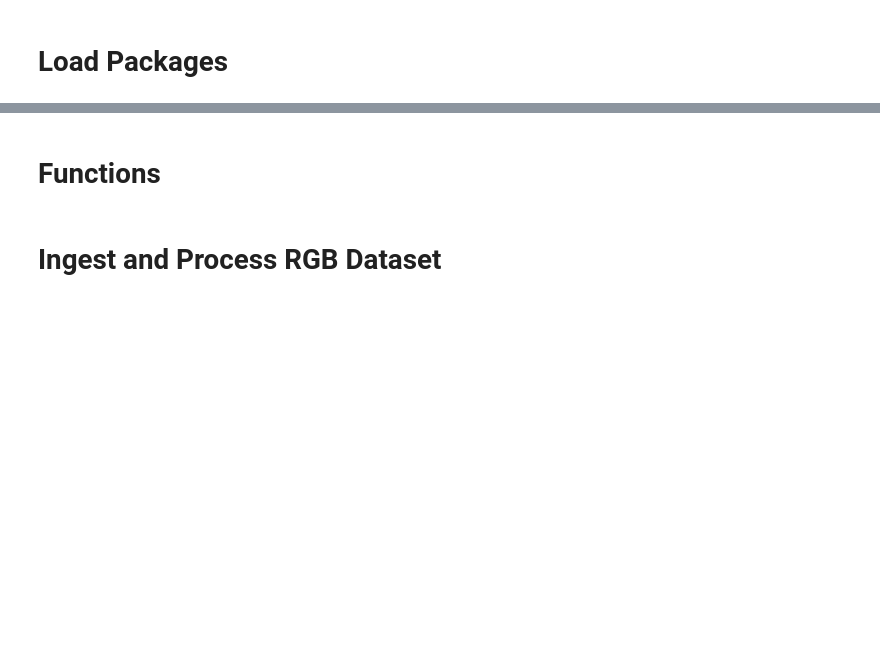
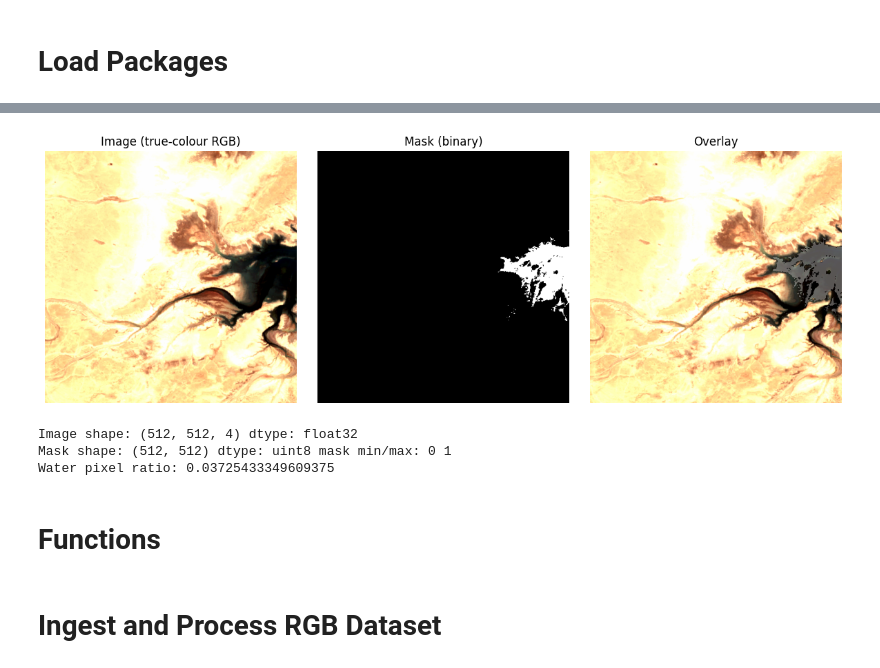
Before and after one commit to robotics-hana/COMP0173_T1_25, a Jupyter notebook: Experimentation_Lake_Marshes.ipynb, the cells around one changed output, grey strips where cells are left out. Cells and saved outputs as stored; diff of their text form; code cells hidden in the pictures; blank space fills up the shorter version.

```diff
--- a/Experimentation_Lake_Marshes.ipynb
+++ b/Experimentation_Lake_Marshes.ipynb
@@ -123,0 +81,4 @@ Mounted at /content/drive
+# %%
+# Specify whether to download data or read in
+download = True
+base_dir = "/content/Iraq_Lake_s2_water_seg/"
@@ -124,3 +103,76 @@ Mounted at /content/drive
+# %%
+# Show example image from training data
+
+fname = "tharthar_2021_r015_c008.npy"
+split = "training"
+
+# =========================
+# 2) LOAD ONE TILE
+# =========================
+fname = "tharthar_2021_r015_c008.npy"
+split = "training"
+
+img_path  = os.path.join(base_dir, split, "images", fname)
+mask_path = os.path.join(base_dir, split, "masks",  fname)
+
+img  = np.load(img_path).astype(np.float32)  # (H,W,4)
+mask = np.load(mask_path)
+
+# masks might be (H,W,1)
+if mask.ndim == 3 and mask.shape[-1] == 1:
+    mask = mask[..., 0]
+
+# =========================
+# 3) MAKE TRUE-COLOUR RGB (B4,B3,B2) + PER-CHANNEL STRETCH
+# =========================
+# Assuming band order is [B2,B3,B4,B8] -> RGB = [B4,B3,B2] = indices [2,1,0]
+rgb = img[..., [2, 1, 0]]
+
+rgb_disp = np.zeros_like(rgb, dtype=np.float32)
+for c in range(3):
+    p2, p98 = np.percentile(rgb[..., c], (2, 98))
+    rgb_disp[..., c] = np.clip((rgb[..., c] - p2) / (p98 - p2 + 1e-6), 0, 1)
+
+# =========================
+# 4) MASK -> BINARY
+# =========================
+m = mask.astype(np.float32)
+if m.max() > 1.5:  # e.g., 0/255
+    m = m / 255.0
+m_bin = (m > 0.5).astype(np.uint8)
+
+# =========================
+# 5) PLOT
+# =========================
+plt.figure(figsize=(12, 4))
+
+plt.subplot(1, 3, 1)
+plt.imshow(rgb_disp)
+plt.title("Image (true-colour RGB)")
+plt.axis("off")
+
+plt.subplot(1, 3, 2)
+plt.imshow(m_bin, cmap="gray")
+plt.title("Mask (binary)")
+plt.axis("off")
+
+plt.subplot(1, 3, 3)
+plt.imshow(rgb_disp)
+plt.imshow(np.ma.masked_where(m_bin == 0, m_bin), cmap="Reds", alpha=0.35)
+plt.title("Overlay")
+plt.axis("off")
+
+plt.tight_layout()
+plt.show()
+
+print("Image shape:", img.shape, "dtype:", img.dtype)
+print("Mask shape:", mask.shape, "dtype:", mask.dtype, "mask min/max:", mask.min(), mask.max())
+print("Water pixel ratio:", float(m_bin.mean()))
+# %% [output]
+[figure, added]
+Image shape: (512, 512, 4) dtype: float32
+Mask shape: (512, 512) dtype: uint8 mask min/max: 0 1
+Water pixel ratio: 0.03725433349609375
 # %% [markdown]
 # Functions
 # %%
```
Also changed, not shown: parts of 106 cells of this notebook.
